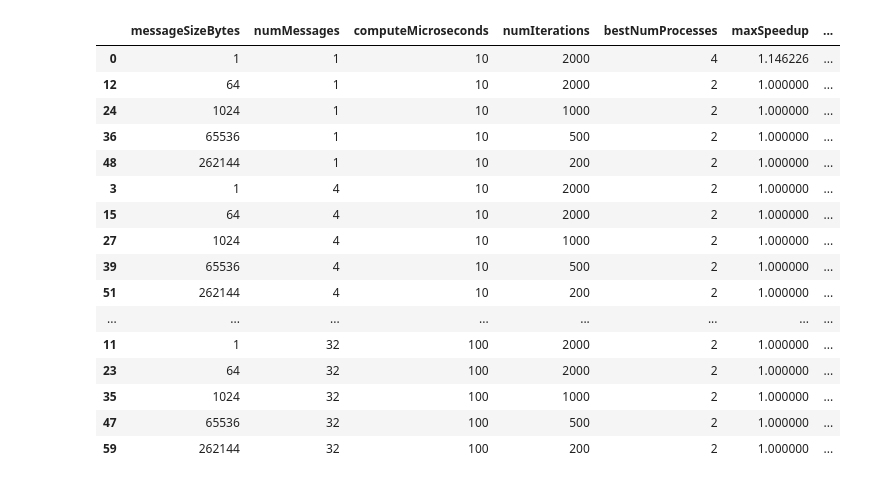
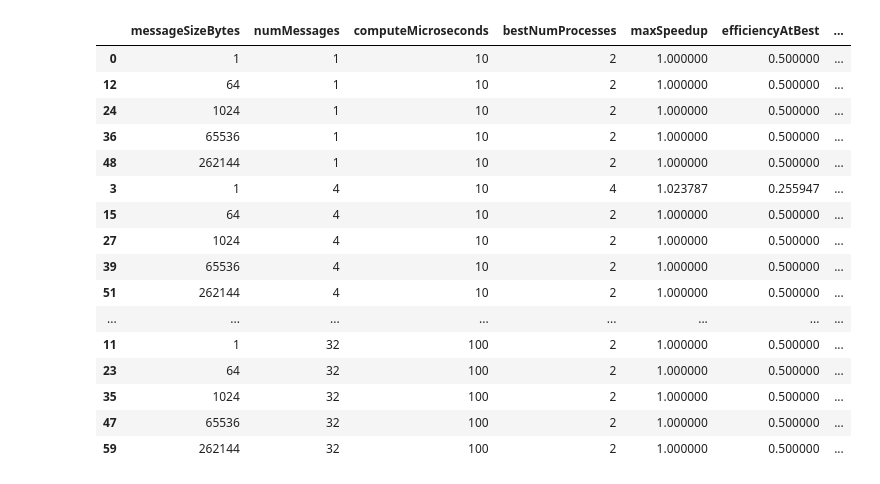
Before and after one commit to FasterXaos/Introduction_to_supercomputing, a Jupyter notebook: notebooks/MPI_5.ipynb, the cells around one changed output. Cells and saved outputs as stored; diff of their text form; code cells hidden in the pictures.

```diff
--- a/notebooks/MPI_5.ipynb
+++ b/notebooks/MPI_5.ipynb
@@ -39,7 +39,7 @@ Process counts: [2, 4, 6, 8]
 | 6 | MPI_5 | 1 | 1 | 10 | 2000 | 4 | ... |
 | 7 | MPI_5 | 1 | 1 | 10 | 2000 | 4 | ... |
 # %%
-groupedFrame = dataFrame.groupby(["messageSizeBytes","numMessages","computeMicroseconds","numIterations","numProcesses"], as_index=False).agg(
+groupedFrame = dataFrame.groupby(["messageSizeBytes","numMessages","computeMicroseconds","numProcesses"], as_index=False).agg(
     median=("totalTimeSeconds","median"),
     mean=("totalTimeSeconds","mean"),
     std=("totalTimeSeconds","std"),
@@ -67,7 +67,7 @@ groupedFrame.head(12)
 # %%
 def computeSpeedupEfficiency(groupedDf):
     frames = []
-    groupKeys = ["messageSizeBytes","numMessages","computeMicroseconds","numIterations"]
+    groupKeys = ["messageSizeBytes","numMessages","computeMicroseconds"]
     for keys, sub in groupedDf.groupby(groupKeys):
         baseRows = sub[sub["numProcesses"] == 2]
         if baseRows.empty:
@@ -164,41 +164,40 @@ for computeMicroVal in computeMicroList:
 # %%
 summaryRows = []
-for (messageSizeVal, numMessagesVal, computeMicroVal, numIterationsVal), sub in perfFrame.groupby(["messageSizeBytes","numMessages","computeMicroseconds","numIterations"]):
+for (messageSizeVal, numMessagesVal, computeMicroVal), sub in perfFrame.groupby(["messageSizeBytes","numMessages","computeMicroseconds"]):
     if sub.empty:
         continue
     maxSpeedup = sub["speedup"].max()
     argMax = sub.loc[sub["speedup"].idxmax()]
     bestProcs = int(argMax["numProcesses"])
     effAtBest = float(argMax["efficiency"])
-    medianAtOne = sub.loc[sub["numProcesses"]==1, "median"]
-    medianAtOne = float(medianAtOne.values[0]) if not medianAtOne.empty else np.nan
+    medianAtTwo = sub.loc[sub["numProcesses"]==2, "median"]
+    medianAtTwo = float(medianAtTwo.values[0]) if not medianAtTwo.empty else np.nan
     summaryRows.append({
         "messageSizeBytes": messageSizeVal,
         "numMessages": numMessagesVal,
         "computeMicroseconds": computeMicroVal,
-        "numIterations": numIterationsVal,
         "bestNumProcesses": bestProcs,
         "maxSpeedup": maxSpeedup,
         "efficiencyAtBest": effAtBest,
-        "medianTime1Proc": medianAtOne
+        "medianTime2Proc": medianAtTwo
     })
 summaryFrame = pd.DataFrame(summaryRows).sort_values(["computeMicroseconds","numMessages","messageSizeBytes"])
 display(summaryFrame)
 # %% [output]
-|  | messageSizeBytes | numMessages | computeMicroseconds | numIterations | bestNumProcesses | maxSpeedup | ... |
-| 0 | 1 | 1 | 10 | 2000 | 4 | 1.146226 | ... |
-| 12 | 64 | 1 | 10 | 2000 | 2 | 1.000000 | ... |
-| 24 | 1024 | 1 | 10 | 1000 | 2 | 1.000000 | ... |
-| 36 | 65536 | 1 | 10 | 500 | 2 | 1.000000 | ... |
-| 48 | 262144 | 1 | 10 | 200 | 2 | 1.000000 | ... |
-| 3 | 1 | 4 | 10 | 2000 | 2 | 1.000000 | ... |
-| 15 | 64 | 4 | 10 | 2000 | 2 | 1.000000 | ... |
-| 27 | 1024 | 4 | 10 | 1000 | 2 | 1.000000 | ... |
-| 39 | 65536 | 4 | 10 | 500 | 2 | 1.000000 | ... |
-| 51 | 262144 | 4 | 10 | 200 | 2 | 1.000000 | ... |
+|  | messageSizeBytes | numMessages | computeMicroseconds | bestNumProcesses | maxSpeedup | efficiencyAtBest | ... |
+| 0 | 1 | 1 | 10 | 2 | 1.000000 | 0.500000 | ... |
+| 12 | 64 | 1 | 10 | 2 | 1.000000 | 0.500000 | ... |
+| 24 | 1024 | 1 | 10 | 2 | 1.000000 | 0.500000 | ... |
+| 36 | 65536 | 1 | 10 | 2 | 1.000000 | 0.500000 | ... |
+| 48 | 262144 | 1 | 10 | 2 | 1.000000 | 0.500000 | ... |
+| 3 | 1 | 4 | 10 | 4 | 1.023787 | 0.255947 | ... |
+| 15 | 64 | 4 | 10 | 2 | 1.000000 | 0.500000 | ... |
+| 27 | 1024 | 4 | 10 | 2 | 1.000000 | 0.500000 | ... |
+| 39 | 65536 | 4 | 10 | 2 | 1.000000 | 0.500000 | ... |
+| 51 | 262144 | 4 | 10 | 2 | 1.000000 | 0.500000 | ... |
 | ... | ... | ... | ... | ... | ... | ... | ... |
-| 11 | 1 | 32 | 100 | 2000 | 2 | 1.000000 | ... |
-| 23 | 64 | 32 | 100 | 2000 | 2 | 1.000000 | ... |
-| 35 | 1024 | 32 | 100 | 1000 | 2 | 1.000000 | ... |
-| 47 | 65536 | 32 | 100 | 500 | 2 | 1.000000 | ... |
-| 59 | 262144 | 32 | 100 | 200 | 2 | 1.000000 | ... |
+| 11 | 1 | 32 | 100 | 2 | 1.000000 | 0.500000 | ... |
+| 23 | 64 | 32 | 100 | 2 | 1.000000 | 0.500000 | ... |
+| 35 | 1024 | 32 | 100 | 2 | 1.000000 | 0.500000 | ... |
+| 47 | 65536 | 32 | 100 | 2 | 1.000000 | 0.500000 | ... |
+| 59 | 262144 | 32 | 100 | 2 | 1.000000 | 0.500000 | ... |
```
Also changed, not shown: parts of 4 cells of this notebook, 29 other files.
